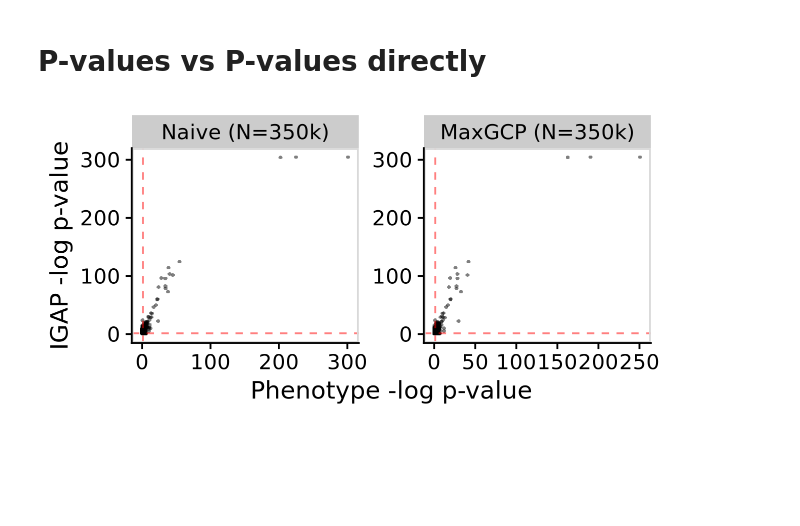
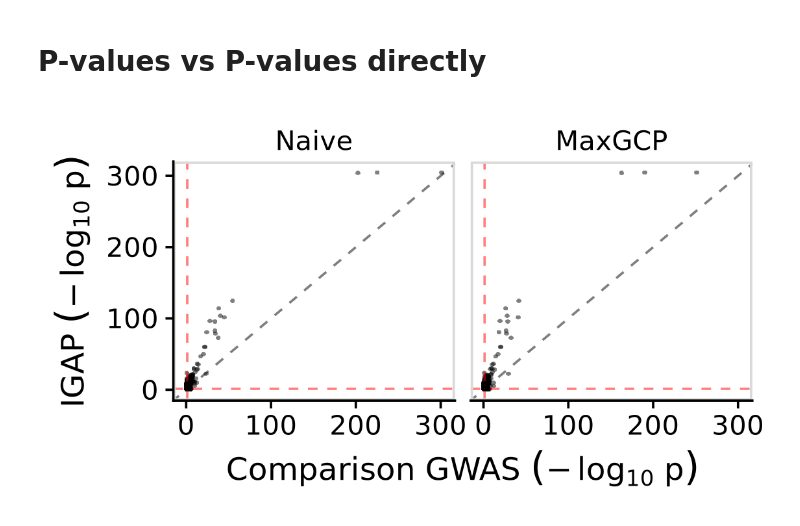
Before and after one commit to tatonetti-lab/maxgcp-analysis, a Jupyter notebook: 3.alzheimers/3.intuition.r.ipynb, the cells around one changed output. Drawn from its saved outputs; the diff is of its cells as text; code cells hidden in the pictures; blank space fills up the shorter version.

Commit message:
checkpoint: add p-vs-p plots

```diff
--- a/3.alzheimers/3.intuition.r.ipynb
+++ b/3.alzheimers/3.intuition.r.ipynb
@@ -116,24 +116,33 @@ Coordinate system already present. Adding new coordinate system, which will repl
 # %% [markdown]
 # P-values vs P-values directly
 # %%
-options(repr.plot.width = 5, repr.plot.height = 2.5, repr.plot.res = 250)
+options(repr.plot.width = 4.5, repr.plot.height = 2.5, repr.plot.res = 250)
 
-raw_comparison_df %>%
+raw_pvalue_plot <- raw_comparison_df %>%
     filter(phenotype_id %>% str_detect("350")) %>%
     mutate(
         across(c(P, P_ref), ~-log10(.)),
         phenotype_id = phenotype_id %>%
-            factor(levels = c("Naive (N=350k)", "MaxGCP (N=350k)"))
+            recode_factor("Naive (N=350k)" = "Naive", "MaxGCP (N=350k)" = "MaxGCP")
+            # factor(levels = c("Naive (N=350k)", "MaxGCP (N=350k)"))
     ) %>%
     ggplot(aes(x = P, y = P_ref)) +
+    geom_abline(slope = 1, intercept = 0, linetype = "dashed", color = "grey50") +
     geom_scattermore(alpha = 0.5, pointsize = 5) +
     geom_hline(yintercept = -log10(0.05), linetype = "dashed", color = "red", alpha = 0.5) +
     geom_vline(xintercept = -log10(0.05), linetype = "dashed", color = "red", alpha = 0.5) +
-    facet_wrap(vars(phenotype_id), scales = "free") +
+    facet_wrap(vars(phenotype_id)) +
     theme_cowplot() +
     panel_border() +
-    theme() +
-    xlab("Phenotype -log p-value") +
-    ylab("IGAP -log p-value")
+    theme(
+        strip.background = element_blank()
+    ) +
+    xlab(expression("Comparison GWAS"~(-log[10]~p))) +
+    ylab(expression("IGAP"~(-log[10]~p)))
+
+save_plot("img/p_vs_p.png", raw_pvalue_plot, base_width = 4.5, base_height = 2.5,
+          dpi = 400, bg = "white")
+
+raw_pvalue_plot
 # %% [output]
-[figure, old version]
+[figure, new version]
```
Also changed, not shown: 4 other files.
